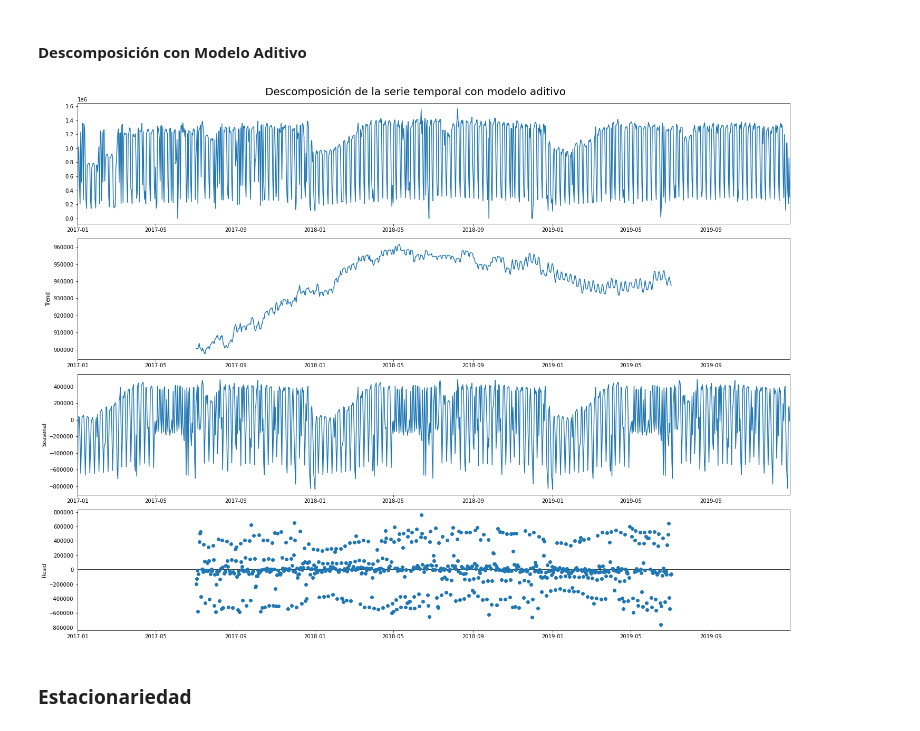
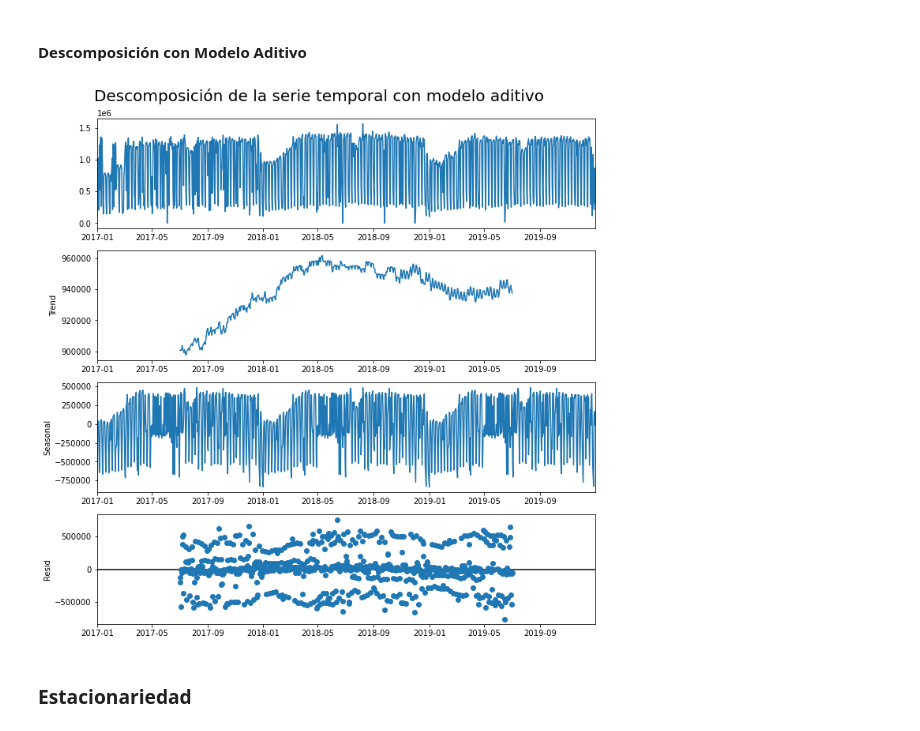
Before and after one commit to arigarmendia/Time-Series, a Jupyter notebook: TP/molinetes.ipynb, the cells around one changed output. Drawn from its saved outputs; the diff is of its cells as text; code cells hidden in the pictures.

```diff
--- a/TP/molinetes.ipynb
+++ b/TP/molinetes.ipynb
@@ -198,12 +198,12 @@ decomposed = sm.tsa.seasonal_decompose(molinetes, period=365, model='additive')
 # %%
 
 decomp_plot = decomposed.plot(observed=True, seasonal=True, trend=True, resid=True, weights=False)
-decomp_plot.set_size_inches(20,15)
+decomp_plot.set_size_inches(10,10)
 plt.suptitle("Descomposición de la serie temporal con modelo aditivo").set_fontsize(20)
 plt.tight_layout()
 plt.show()
 # %% [output]
-[figure, old version]
+[figure, new version]
 # %% [markdown]
 ### Estacionariedad
 # %% [markdown]
```
Also changed, not shown: parts of 9 cells of this notebook.
